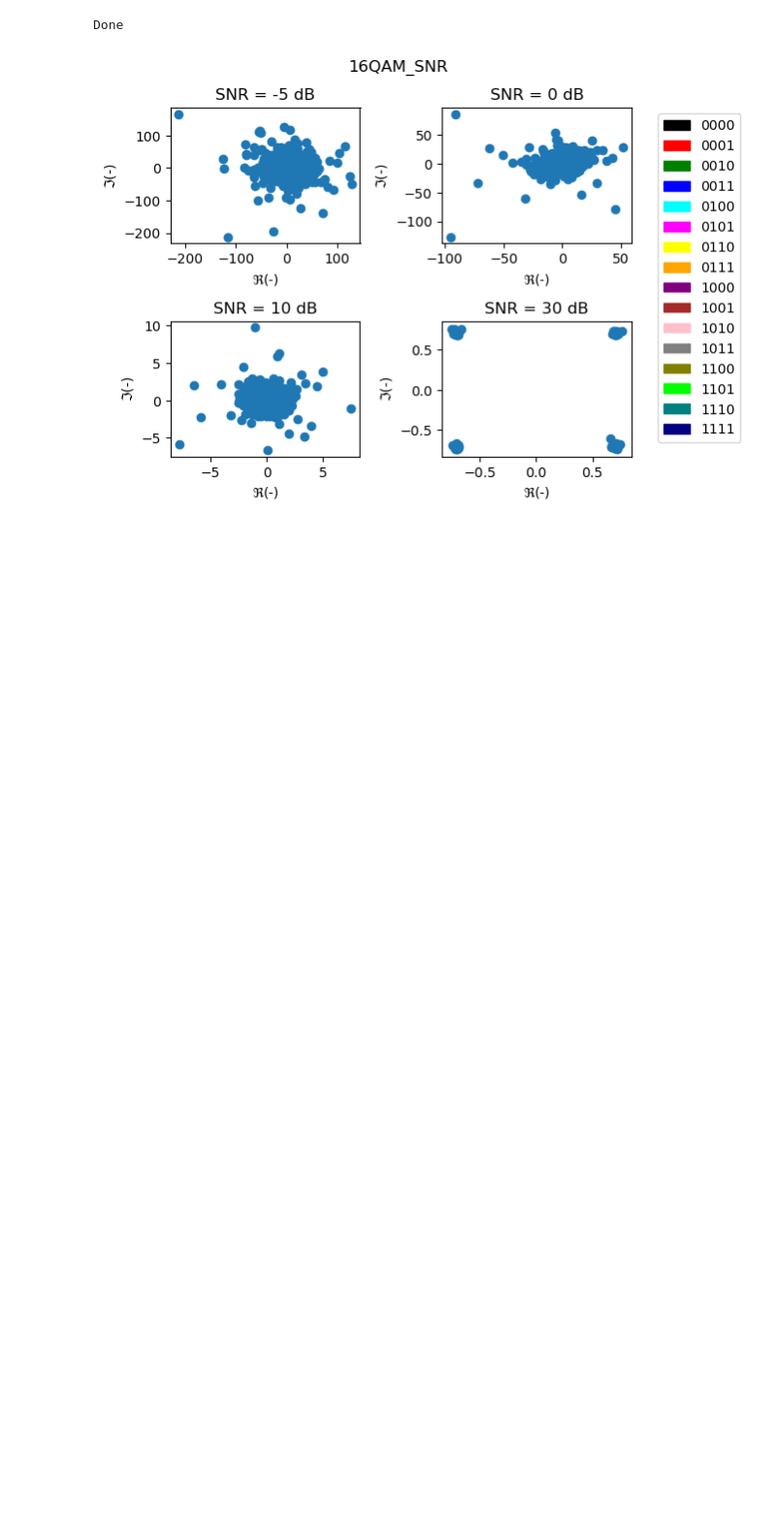
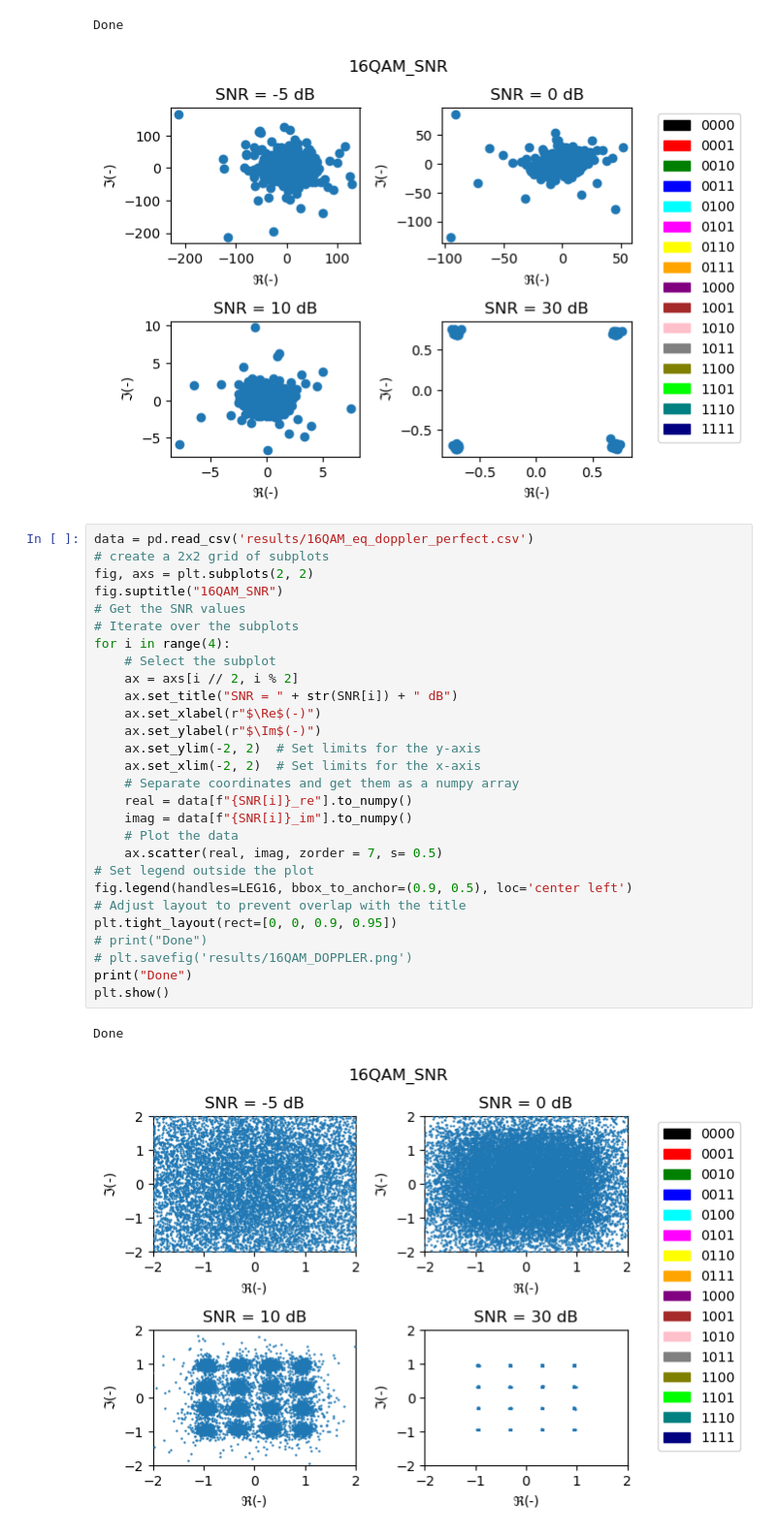
Before and after one commit to DiegoSanzB/EL7041_Project_2, a Jupyter notebook: test.ipynb, the cells around one changed output. Shown at 97% size. Saved outputs shown, nothing was run; the diff lists cells and outputs as text; blank space fills up the shorter version.

```diff
--- a/test.ipynb
+++ b/test.ipynb
@@ -346,4 +346,35 @@ plt.show()
 # %% [output]
 Done
 [figure]
+# %%
+data = pd.read_csv('results/16QAM_eq_doppler_perfect.csv')
+# create a 2x2 grid of subplots
+fig, axs = plt.subplots(2, 2)
+fig.suptitle("16QAM_SNR")
+# Get the SNR values
+# Iterate over the subplots
+for i in range(4):
+    # Select the subplot
+    ax = axs[i // 2, i % 2]
+    ax.set_title("SNR = " + str(SNR[i]) + " dB")
+    ax.set_xlabel(r"$\Re$(-)")
+    ax.set_ylabel(r"$\Im$(-)")
+    ax.set_ylim(-2, 2)  # Set limits for the y-axis
+    ax.set_xlim(-2, 2)  # Set limits for the x-axis
+    # Separate coordinates and get them as a numpy array
+    real = data[f"{SNR[i]}_re"].to_numpy()
+    imag = data[f"{SNR[i]}_im"].to_numpy()
+    # Plot the data
+    ax.scatter(real, imag, zorder = 7, s= 0.5)
+# Set legend outside the plot
+fig.legend(handles=LEG16, bbox_to_anchor=(0.9, 0.5), loc='center left')
+# Adjust layout to prevent overlap with the title
+plt.tight_layout(rect=[0, 0, 0.9, 0.95])
+# print("Done")
+# plt.savefig('results/16QAM_DOPPLER.png')
+print("Done")
+plt.show()
+# %% [output]
+Done
+[figure, added]
 # %%
```
Also changed, not shown: parts of 3 cells of this notebook, 3 other files.
